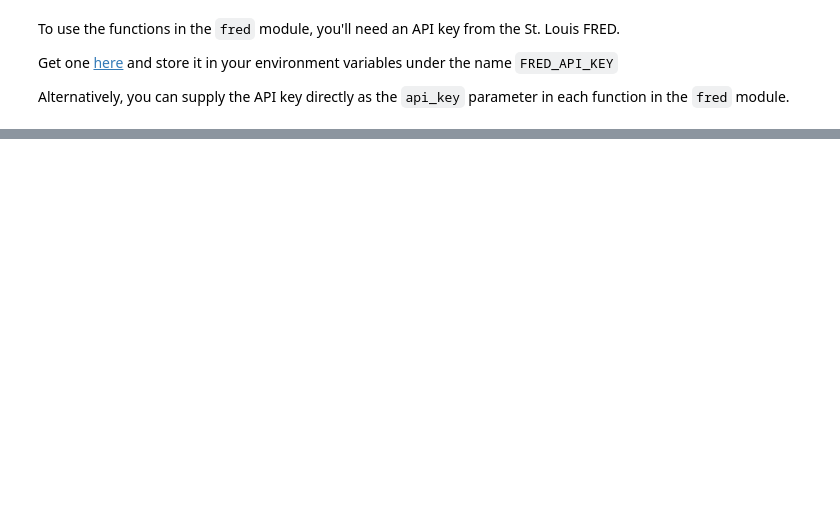
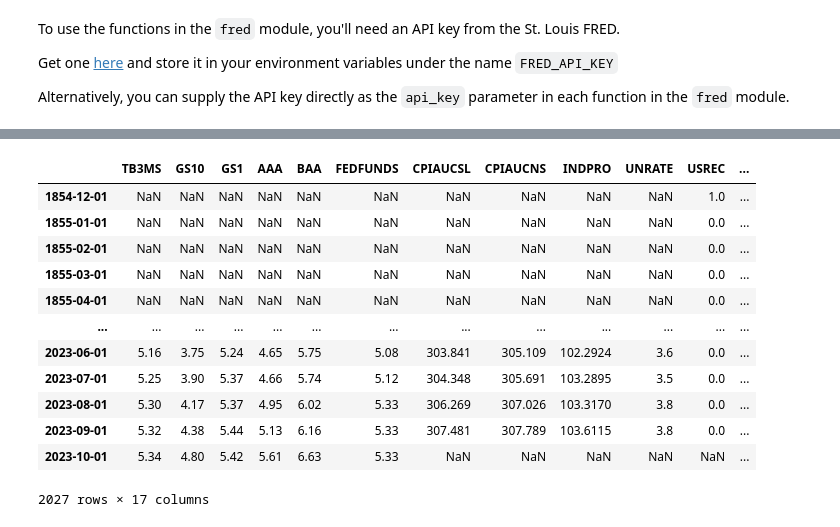
Before and after one commit to ionmihai/finsets, a Jupyter notebook: nbs/00_fred/00_fred.ipynb, the cells around one changed output, grey strips where cells are left out. Cells and saved outputs as stored; diff of their text form; code cells hidden in the pictures; blank space fills up the shorter version.

```diff
--- a/nbs/00_fred/00_fred.ipynb
+++ b/nbs/00_fred/00_fred.ipynb
@@ -48,0 +57,6 @@ download('GDP')
+# %%
+#| export
+def default_raw_vars() -> pd.DataFrame:
+    """List of FRED series that will be used in `download()` if none are specified"""
+
+    return ['TB3MS','DTB3','GS10','DGS10','GS1','DGS1','AAA','BAA','DAAA','DBAA','FEDFUNDS','DFF','CPIAUCSL','CPIAUCNS','INDPRO','IPB50001SQ','UNRATE','GDP','GDPC1','GNP','GNPC96','GDPPOT','USREC','RECPROUSM156N','CFNAI','UMCSENT','MICH','USEPUINDXM','USEPUNEWSINDXM','USEPUINDXD','VIXCLS','VXOCLS']
@@ -48,0 +125,3 @@ download('GDP')
+# %%
+#| eval: false
+varlist = parse_varlist()
@@ -48,0 +133,19 @@ download('GDP')
+# %%
+#| export
+def download(vars: str=None, # FRED series name
+               api_key: str=None # FRED api key. If None, will use os.getenv("FRED_API_KEY")
+               ) -> Dict[str, pd.DataFrame]:
+    """Retrieves `vars` from FRED, splits them by frequency and returns dict with one pd.DataFrame per frequency"""
+
+    api = Fred(api_key=api_key)
+
+    varlist = parse_varlist(vars)
+
+    out = {}
+    for freq, vars in varlist.items():
+        out[freq] = pd.concat([api.get_series(series).to_frame(name=series) for series in vars], axis=1).dropna(how='all')
+
+    return out
+# %%
+#| eval: false
+rdat = download()
@@ -48,0 +174,17 @@ download('GDP')
+# %%
+#| eval: false
+rdat['M']
+# %% [output]
+|  | TB3MS | GS10 | GS1 | AAA | BAA | FEDFUNDS | CPIAUCSL | CPIAUCNS | INDPRO | UNRATE | USREC | ... |
+| 1854-12-01 | NaN | NaN | NaN | NaN | NaN | NaN | NaN | NaN | NaN | NaN | 1.0 | ... |
+| 1855-01-01 | NaN | NaN | NaN | NaN | NaN | NaN | NaN | NaN | NaN | NaN | 0.0 | ... |
+| 1855-02-01 | NaN | NaN | NaN | NaN | NaN | NaN | NaN | NaN | NaN | NaN | 0.0 | ... |
+| 1855-03-01 | NaN | NaN | NaN | NaN | NaN | NaN | NaN | NaN | NaN | NaN | 0.0 | ... |
+| 1855-04-01 | NaN | NaN | NaN | NaN | NaN | NaN | NaN | NaN | NaN | NaN | 0.0 | ... |
+| ... | ... | ... | ... | ... | ... | ... | ... | ... | ... | ... | ... | ... |
+| 2023-06-01 | 5.16 | 3.75 | 5.24 | 4.65 | 5.75 | 5.08 | 303.841 | 305.109 | 102.2924 | 3.6 | 0.0 | ... |
+| 2023-07-01 | 5.25 | 3.90 | 5.37 | 4.66 | 5.74 | 5.12 | 304.348 | 305.691 | 103.2895 | 3.5 | 0.0 | ... |
+| 2023-08-01 | 5.30 | 4.17 | 5.37 | 4.95 | 6.02 | 5.33 | 306.269 | 307.026 | 103.3170 | 3.8 | 0.0 | ... |
+| 2023-09-01 | 5.32 | 4.38 | 5.44 | 5.13 | 6.16 | 5.33 | 307.481 | 307.789 | 103.6115 | 3.8 | 0.0 | ... |
+| 2023-10-01 | 5.34 | 4.80 | 5.42 | 5.61 | 6.63 | 5.33 | NaN | NaN | NaN | NaN | NaN | ... |
+2027 rows × 17 columns
```
Also changed, not shown: parts of 29 cells of this notebook, 14 other files.
